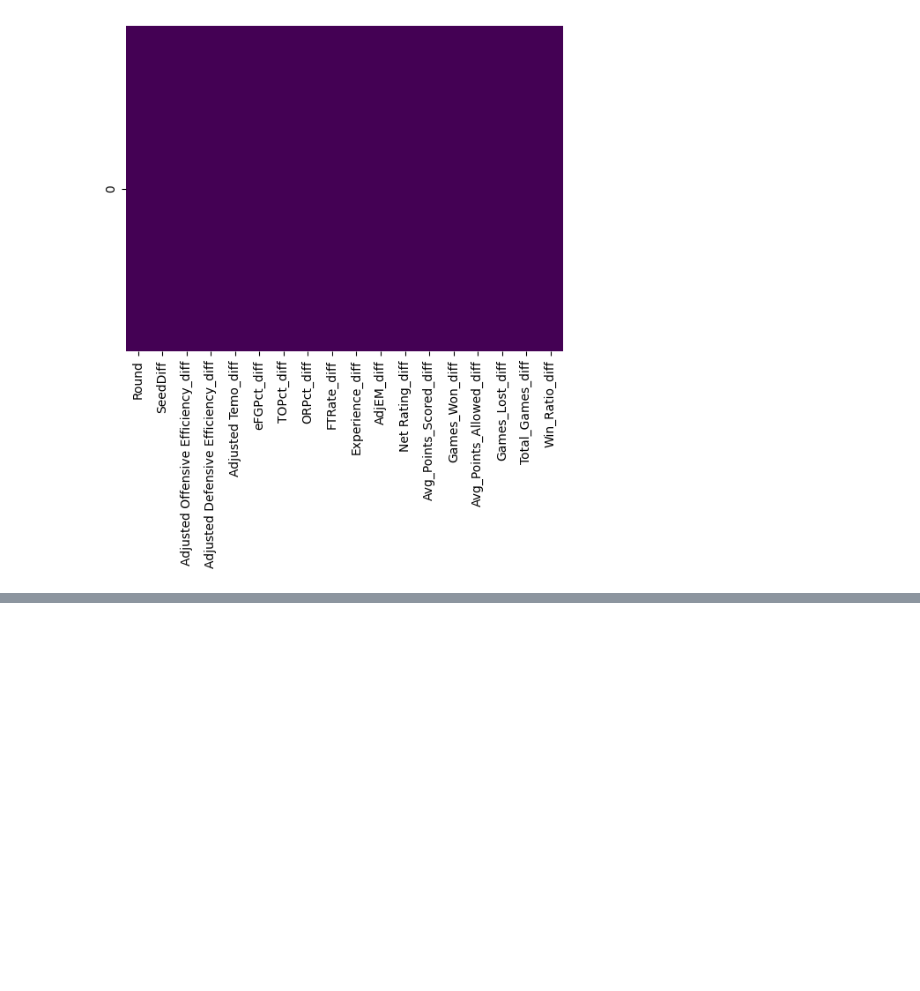
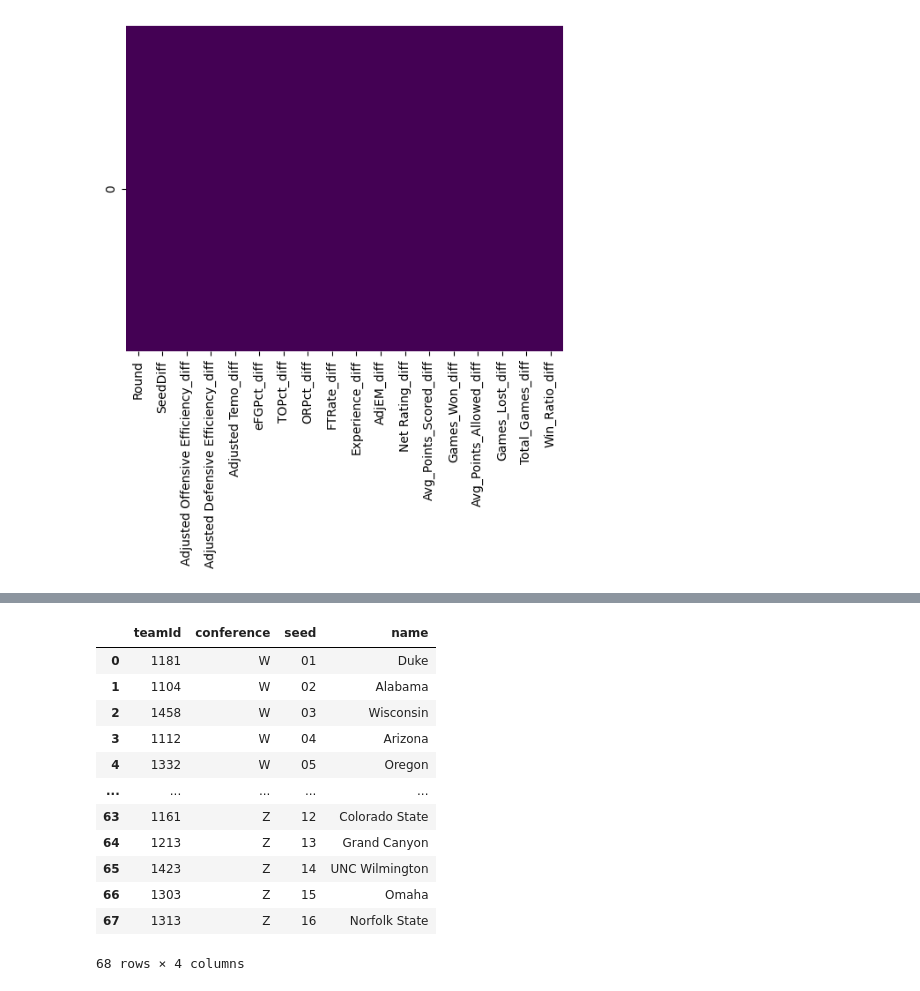
Before and after one commit to StudioMitesh/march-madness-25, a Jupyter notebook: notebook.ipynb, the cells around one changed output, grey strips where cells are left out. Drawn from its saved outputs; the diff is of its cells as text; code cells hidden in the pictures; blank space fills up the shorter version.

```diff
--- a/notebook.ipynb
+++ b/notebook.ipynb
@@ -770,0 +776,3 @@ Predicted Winner: Duke
+# %%
+bracket = pd.read_csv('bracket2025.csv')
+bracket
@@ -770,0 +793,17 @@ Predicted Winner: Duke
+# %%
+bracket['name'] = bracket['teamId'].map(team_dict)
+bracket
+# %% [output]
+|  | teamId | conference | seed | name |
+| 0 | 1181 | W | 01 | Duke |
+| 1 | 1104 | W | 02 | Alabama |
+| 2 | 1458 | W | 03 | Wisconsin |
+| 3 | 1112 | W | 04 | Arizona |
+| 4 | 1332 | W | 05 | Oregon |
+| ... | ... | ... | ... | ... |
+| 63 | 1161 | Z | 12 | Colorado State |
+| 64 | 1213 | Z | 13 | Grand Canyon |
+| 65 | 1423 | Z | 14 | UNC Wilmington |
+| 66 | 1303 | Z | 15 | Omaha |
+| 67 | 1313 | Z | 16 | Norfolk State |
+68 rows × 4 columns
```
Also changed, not shown: parts of 41 cells of this notebook, 4 other files.
